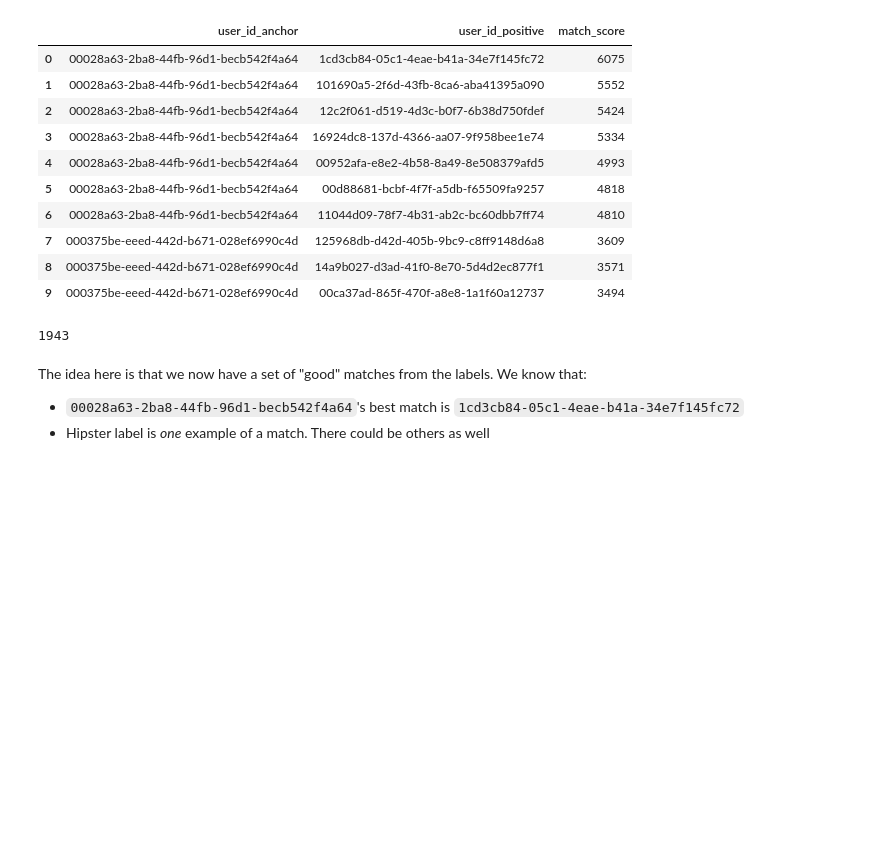
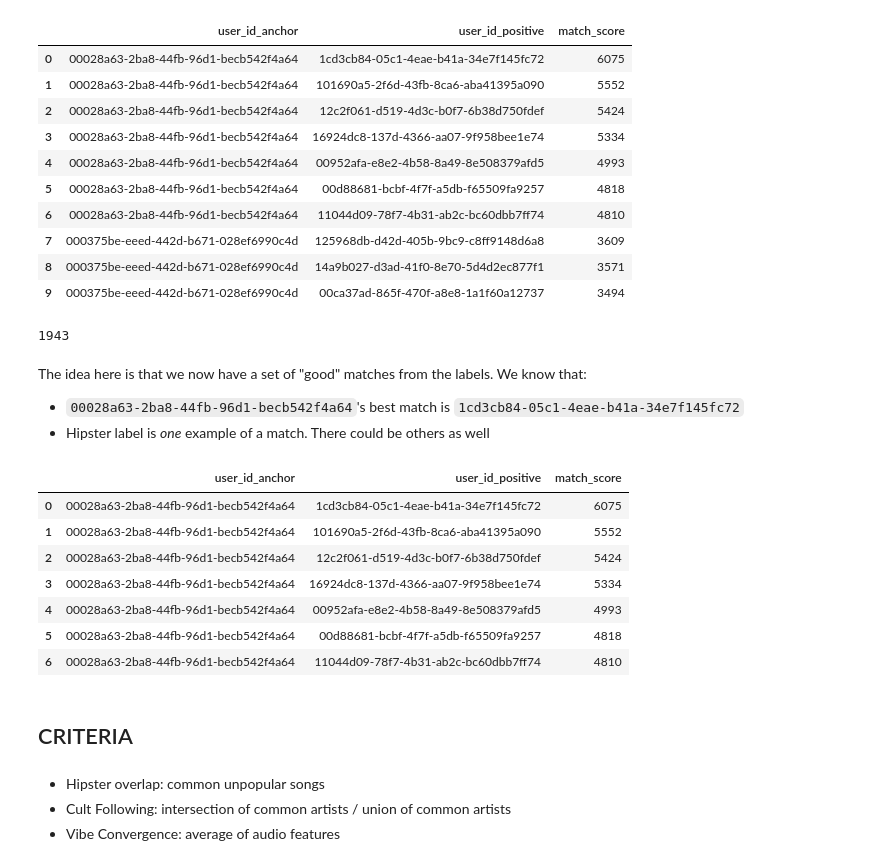
Before and after one commit to sanchitram1/spotdate, a Jupyter notebook: training/labeling/label_generation_test.ipynb, the cells around one changed output. Cells and saved outputs as stored; diff of their text form; code cells hidden in the pictures; blank space fills up the shorter version.

```diff
--- a/training/labeling/label_generation_test.ipynb
+++ b/training/labeling/label_generation_test.ipynb
@@ -119,9 +192,26 @@ The idea here is that we now have a set of "good" matches from the labels. We kn
 - `00028a63-2ba8-44fb-96d1-becb542f4a64`'s best match is
   `1cd3cb84-05c1-4eae-b41a-34e7f145fc72`
 - Hipster label is _one_ example of a match. There could be others as well
+# %%
+edge_list.loc[edge_list.user_id_anchor == "00028a63-2ba8-44fb-96d1-becb542f4a64"]
+# %% [output]
+|  | user_id_anchor | user_id_positive | match_score |
+| 0 | 00028a63-2ba8-44fb-96d1-becb542f4a64 | 1cd3cb84-05c1-4eae-b41a-34e7f145fc72 | 6075 |
+| 1 | 00028a63-2ba8-44fb-96d1-becb542f4a64 | 101690a5-2f6d-43fb-8ca6-aba41395a090 | 5552 |
+| 2 | 00028a63-2ba8-44fb-96d1-becb542f4a64 | 12c2f061-d519-4d3c-b0f7-6b38d750fdef | 5424 |
+| 3 | 00028a63-2ba8-44fb-96d1-becb542f4a64 | 16924dc8-137d-4366-aa07-9f958bee1e74 | 5334 |
+| 4 | 00028a63-2ba8-44fb-96d1-becb542f4a64 | 00952afa-e8e2-4b58-8a49-8e508379afd5 | 4993 |
+| 5 | 00028a63-2ba8-44fb-96d1-becb542f4a64 | 00d88681-bcbf-4f7f-a5db-f65509fa9257 | 4818 |
+| 6 | 00028a63-2ba8-44fb-96d1-becb542f4a64 | 11044d09-78f7-4b31-ab2c-bc60dbb7ff74 | 4810 |
 # %%
 edge_list.to_csv(
     "../../data/edgelist.csv"   ,
     columns=["user_id_anchor", "user_id_positive", "match_score"],
     index=False,
 )
+# %% [markdown]
+## CRITERIA
+# %% [markdown]
+- Hipster overlap: common unpopular songs
+- Cult Following: intersection of common artists / union of common artists
+- Vibe Convergence: average of audio features
```
Also changed, not shown: parts of 9 cells of this notebook.
